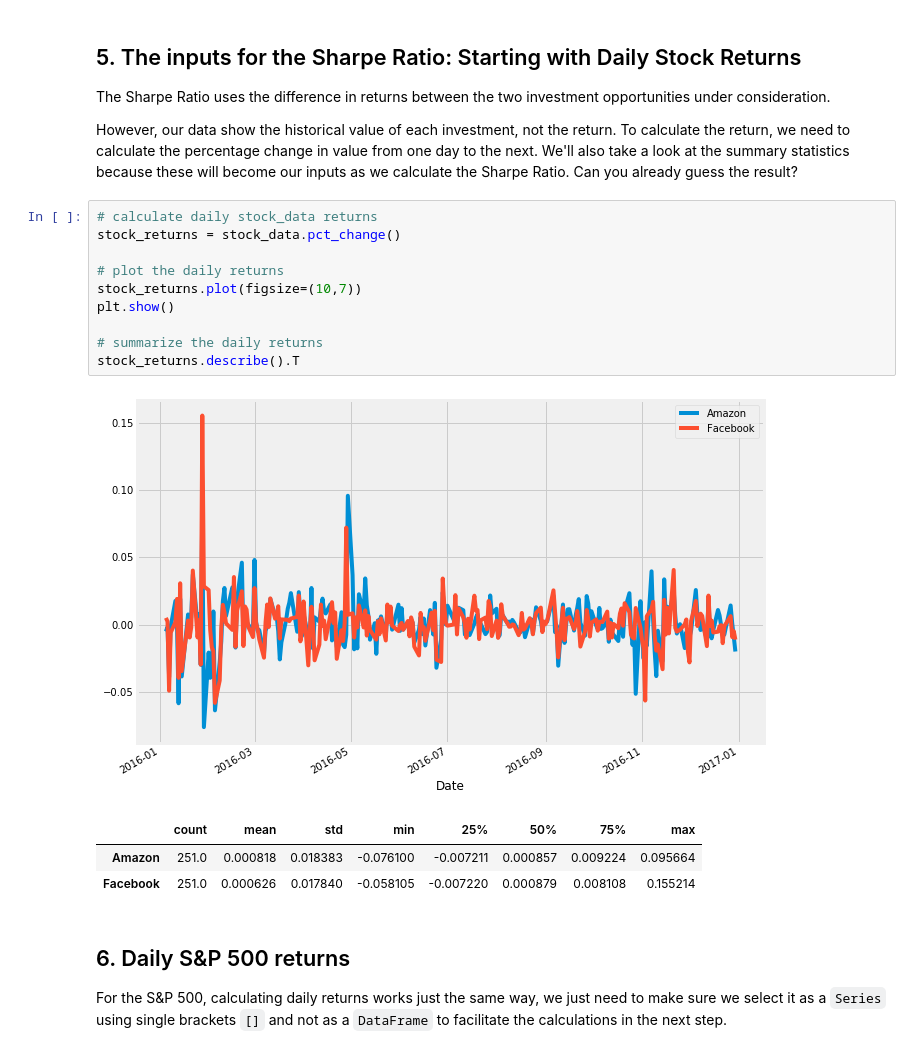
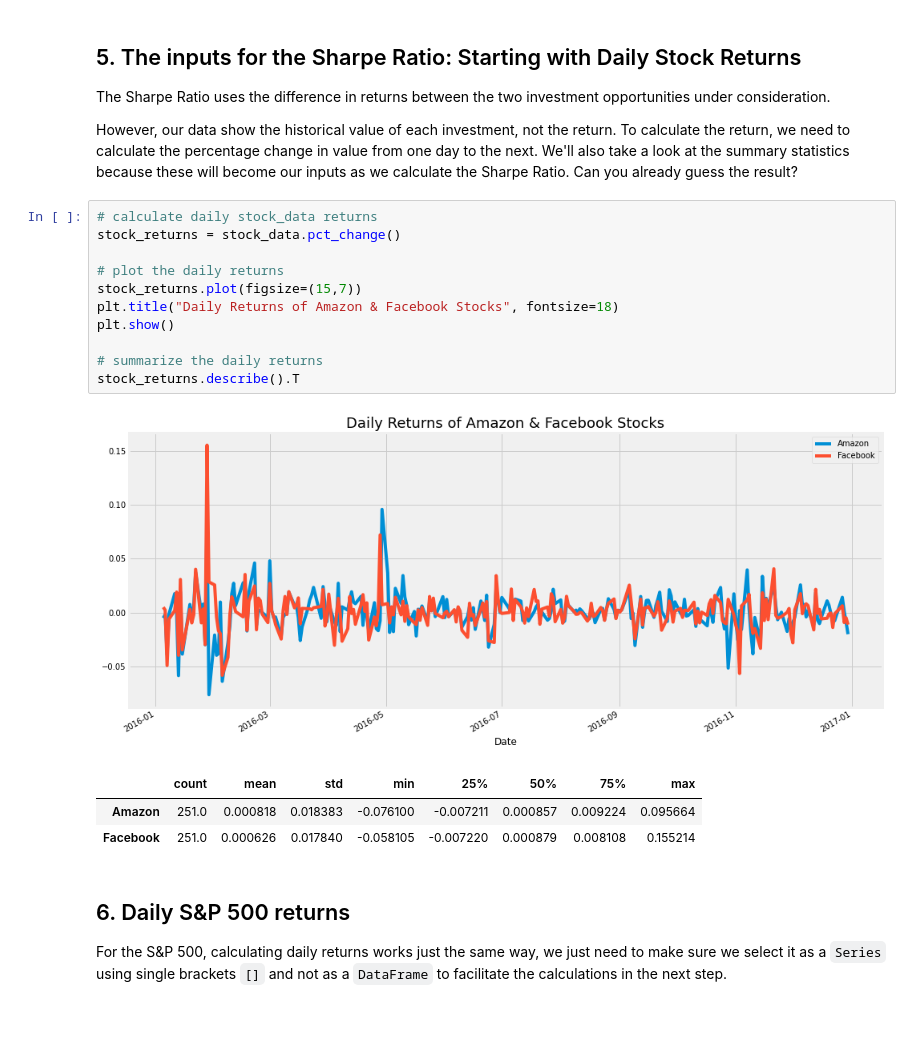
Before and after one commit to PavanJosyula9/Determination-of-Sharpe-Ratio, a Jupyter notebook: Determinaton of the Sharpe Ratio.ipynb, the cells around one changed output. Saved outputs shown, nothing was run; the diff lists cells and outputs as text; blank space fills up the shorter version.

```diff
--- a/Determinaton of the Sharpe Ratio.ipynb
+++ b/Determinaton of the Sharpe Ratio.ipynb
@@ -93,15 +93,16 @@ benchmark_data.describe().T
 # %%
 # calculate daily stock_data returns
 stock_returns = stock_data.pct_change()
 
 # plot the daily returns
-stock_returns.plot(figsize=(10,7))
+stock_returns.plot(figsize=(15,7))
+plt.title("Daily Returns of Amazon & Facebook Stocks", fontsize=18)
 plt.show()
 
 # summarize the daily returns
 stock_returns.describe().T
 # %% [output]
-[figure, old version]
+[figure, new version]
 |  | count | mean | std | min | 25% | 50% | 75% | max |
 | Amazon | 251.0 | 0.000818 | 0.018383 | -0.076100 | -0.007211 | 0.000857 | 0.009224 | 0.095664 |
 | Facebook | 251.0 | 0.000626 | 0.017840 | -0.058105 | -0.007220 | 0.000879 | 0.008108 | 0.155214 |
```
Also changed, not shown: parts of 6 cells of this notebook.
